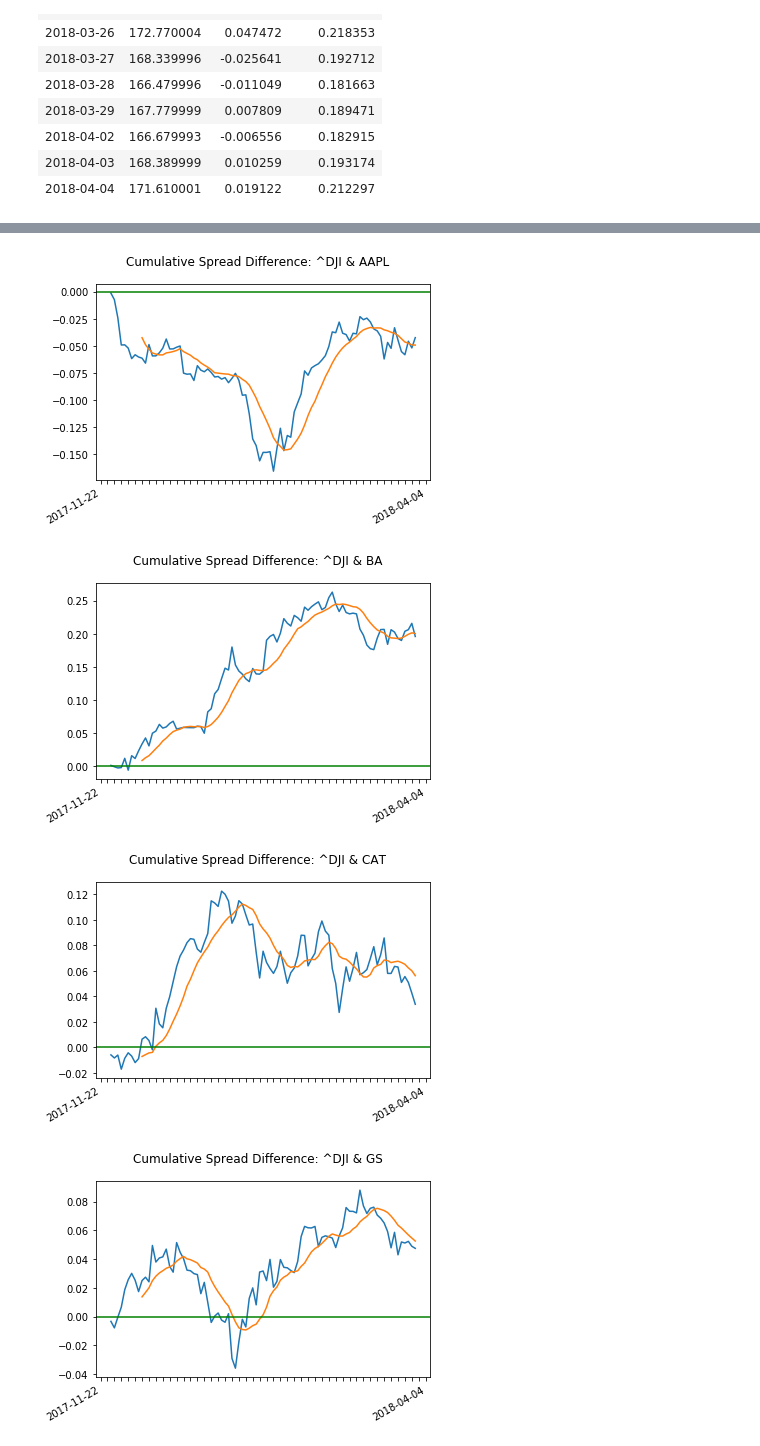
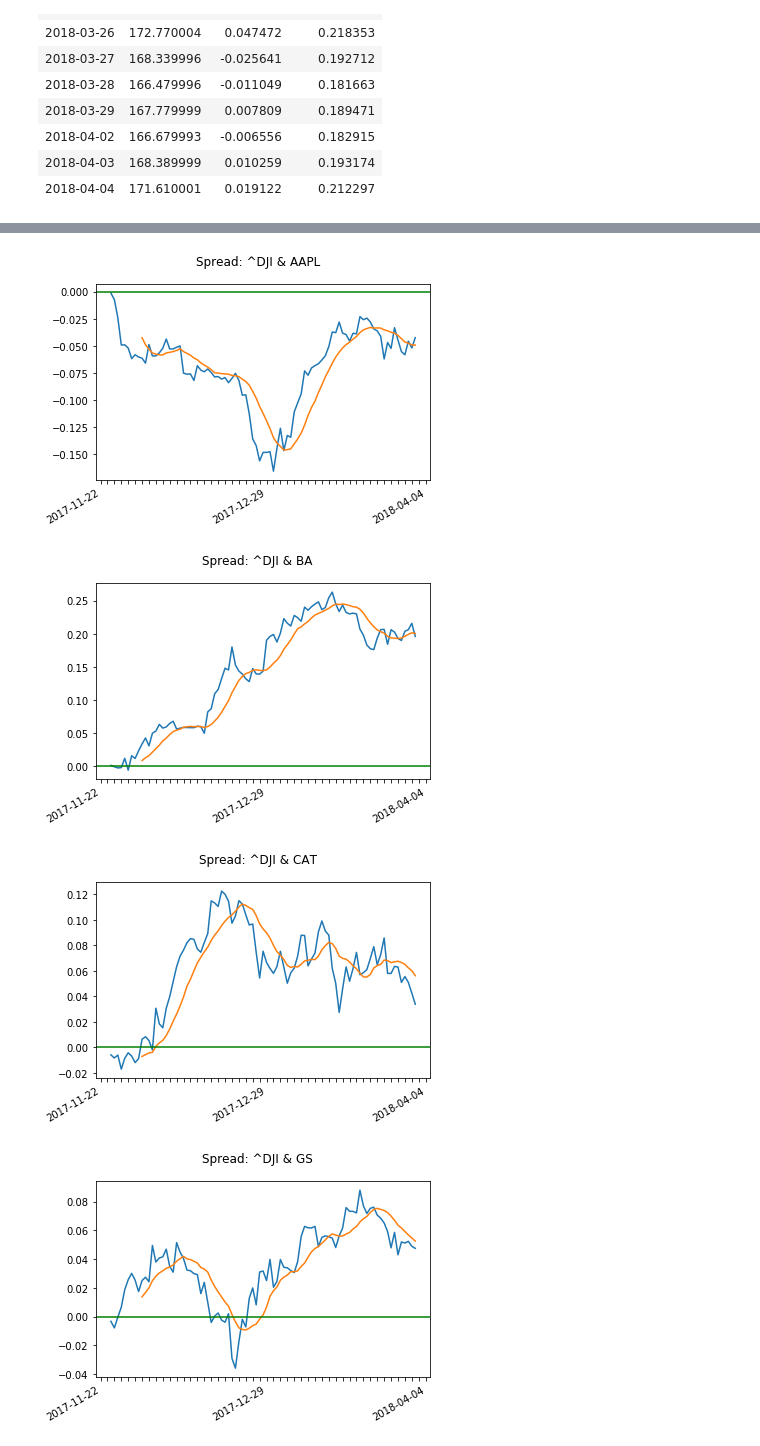
Before and after one commit to YonatanRA/web_apps_python, a Jupyter notebook: Pair stock app/v1/Pair Stock Trading Bot.ipynb, the cells around one changed output, grey strips where cells are left out. Drawn from its saved outputs; the diff is of its cells as text; code cells hidden in the pictures.

Commit message:
pair stocks

```diff
--- a/Pair stock app/v1/Pair Stock Trading Bot.ipynb
+++ b/Pair stock app/v1/Pair Stock Trading Bot.ipynb
@@ -117,40 +119,38 @@ stock_data=stock_data.tail(90)
 # %%
 stock1 = '^DJI'
-temp_series1 = stock_data[stock1].pct_change().cumsum()
+serie1 = stock_data[stock1].pct_change().cumsum()
+
 for stock2 in list(stock_data):
-    # no need to process itself
-    if (stock2 != stock1):
-        temp_series2 = stock_data[stock2].pct_change().cumsum()
-        # we are subtracting the stock minus the index, if stock is strong compared
-        # to index, we assume a postive value
-        diff = temp_series2 - temp_series1
-        # Set up the axes and figure
+
+    if (stock1!=stock2):
+        serie2=stock_data[stock2].pct_change().cumsum()
+        diff=serie2 - serie1 # el stock es la referencia
+
         fig, ax = plt.subplots()
 
-        ax.plot(temp_series2.index, list(diff))
-        # add a rolling mean to smooth out price difference
-        ax.plot(diff.rolling(10).mean())
-        plt.suptitle('Cumulative Spread Difference: ' + stock1 + ' & ' + stock2)
+        ax.plot(serie2.index, list(diff))  # serie del spread
 
-        # add zero line
-        ax.axhline(y=0, color='green', linestyle='-')
+        ax.plot(diff.rolling(10).mean())   # media movil
+        plt.suptitle('Spread: '+stock1+' & '+stock2)
 
-        # rotate dates
-        myLocator = mticker.MultipleLocator(2)
-        ax.xaxis.set_major_locator(myLocator)
+        ax.axhline(y=0,
+                   color='green',
+                   linestyle='-') # linea en cero
+
+        loc=mticker.MultipleLocator(2)  # formato fechas eje x
+        ax.xaxis.set_major_locator(loc)
         fig.autofmt_xdate()
 
-        # fix label to only show first and last date
-        labels = ['' for item in ax.get_xticklabels()]
-        labels[1] = temp_series2.index[0]
+        # solo muestra los extremos y el centro del eje x, fechas
+        etiq=['' for item in ax.get_xticklabels()]
+        etiq[1]=serie2.index[0]
+        etiq[int(len(etiq)/2)]=serie2.index[int(len(etiq)/2)]
+        etiq[-2]=serie2.index[-1]
+        ax.set_xticklabels(etiq)
 
-        # labels[int(len(labels)/2)] = temp_series2.index[int(len(labels)/2)]
-        labels[-2] = temp_series2.index[-1]
-        ax.set_xticklabels(labels)
-
-        plt.show()
+        plt.show();
 # %% [output]
-[figure, old version]
+[figure, new version]
-[figure, old version]
+[figure, new version]
-[figure, old version]
+[figure, new version]
-[figure, old version]
+[figure, new version]
```
Also changed, not shown: parts of 5 cells of this notebook.
